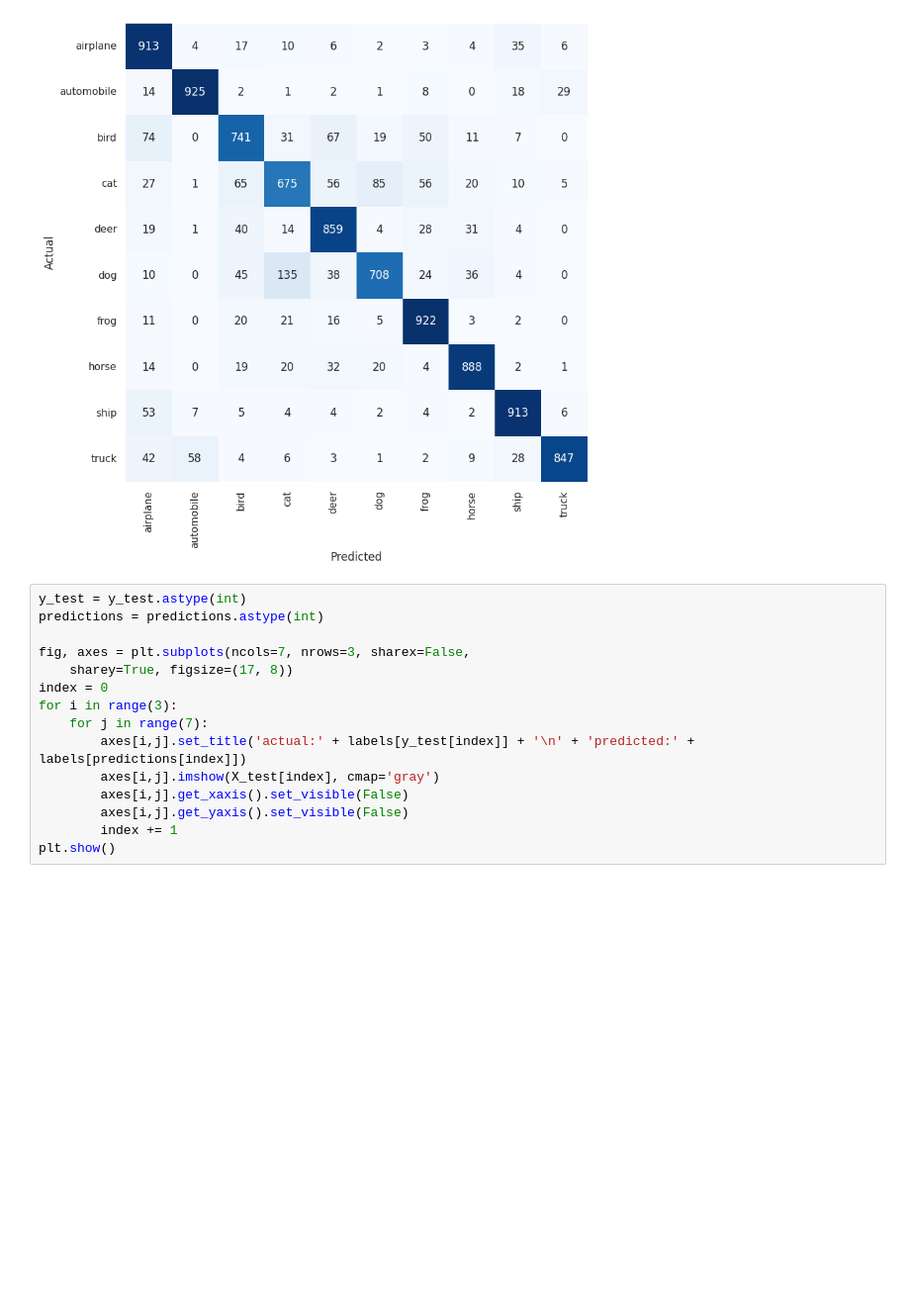
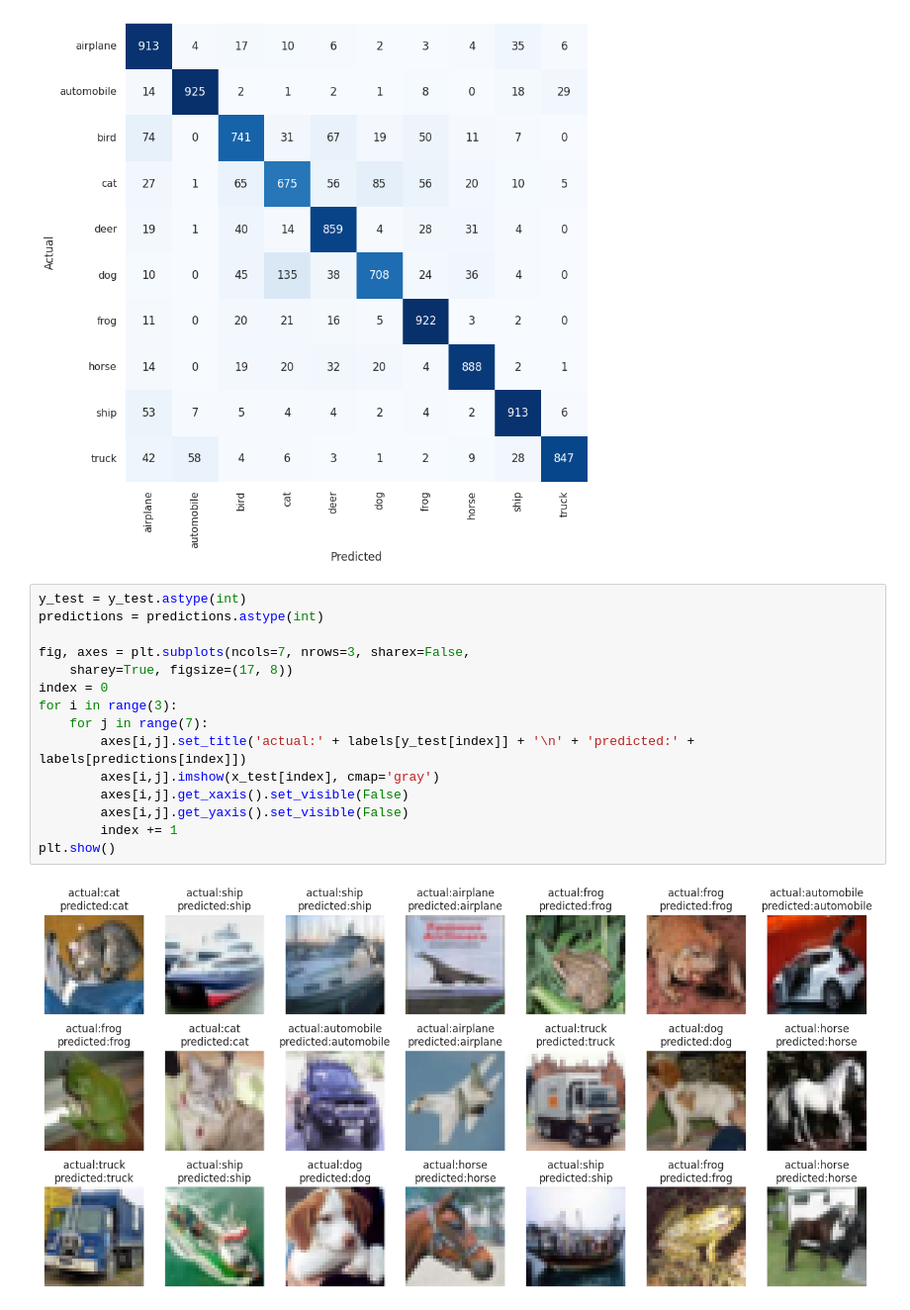
Before and after one commit to ElhamMahdian/Diabetes, a Jupyter notebook: Cifar10.ipynb, the cells around one changed output. Shown: that part at 99% size. Saved outputs shown, nothing was run; the diff lists cells and outputs as text; blank space fills up the shorter version.

```diff
--- a/Cifar10.ipynb
+++ b/Cifar10.ipynb
@@ -225,15 +225,17 @@ plt.show()
 # %%
 y_test = y_test.astype(int)
 predictions = predictions.astype(int)
 
 fig, axes = plt.subplots(ncols=7, nrows=3, sharex=False,
     sharey=True, figsize=(17, 8))
 index = 0
 for i in range(3):
     for j in range(7):
         axes[i,j].set_title('actual:' + labels[y_test[index]] + '\n' + 'predicted:' + labels[predictions[index]])
-        axes[i,j].imshow(X_test[index], cmap='gray')
+        axes[i,j].imshow(x_test[index], cmap='gray')
         axes[i,j].get_xaxis().set_visible(False)
         axes[i,j].get_yaxis().set_visible(False)
         index += 1
 plt.show()
+# %% [output]
+[figure, added]
```
